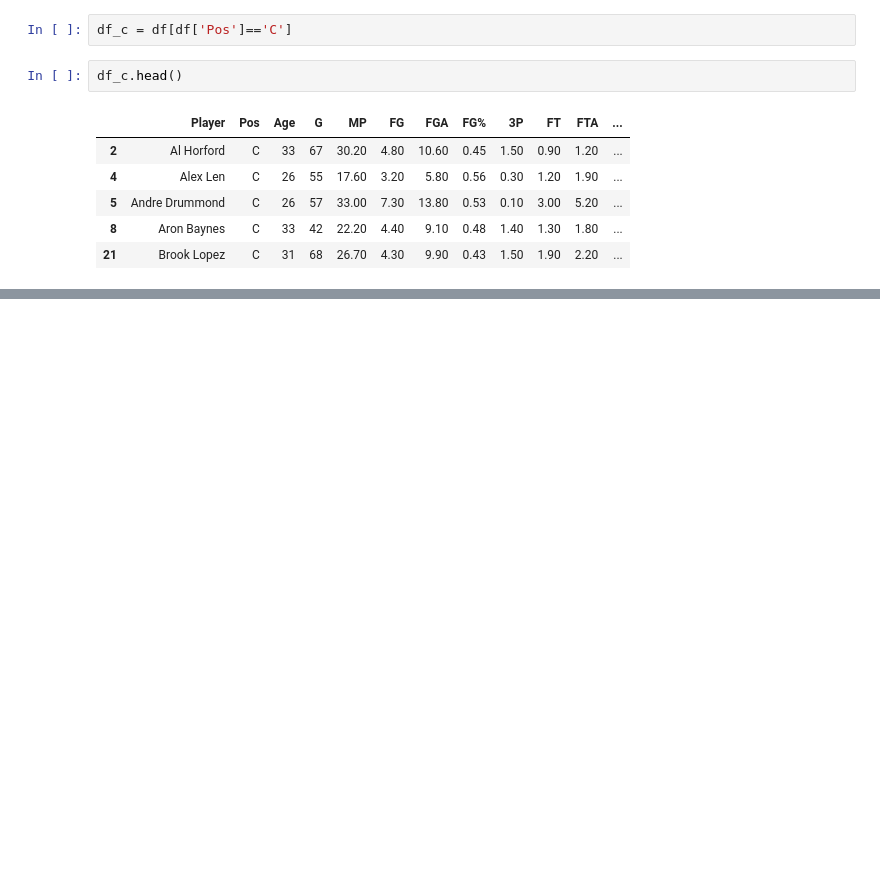
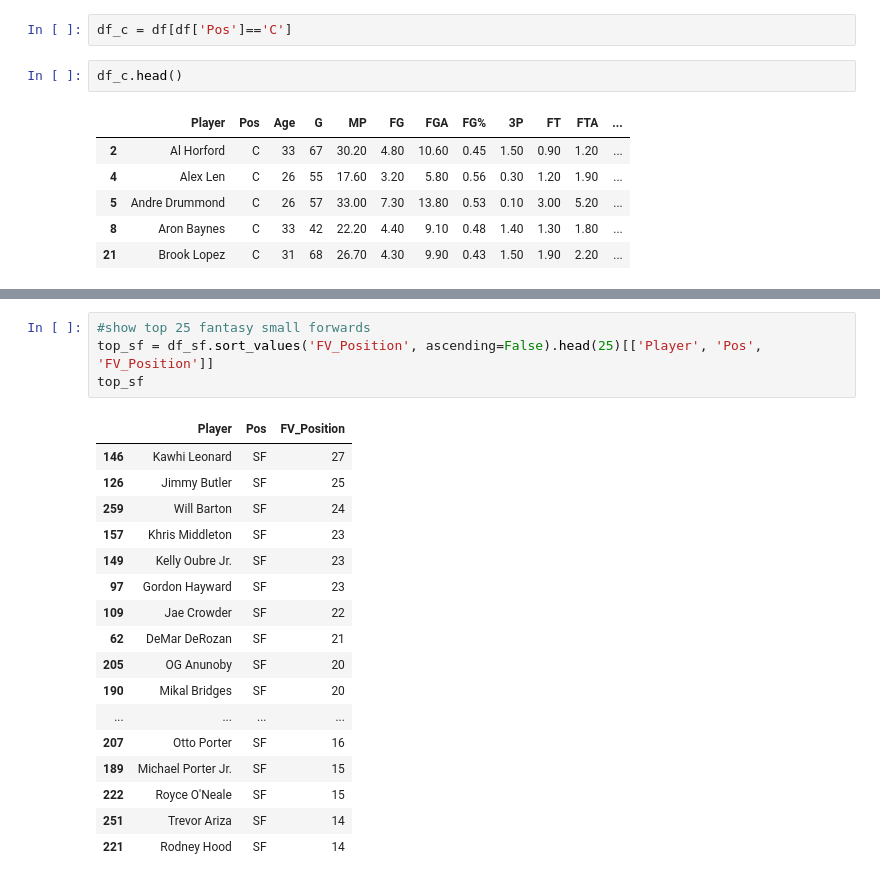
Before and after one commit to KenHoffman95/Fantasy-Basketball-Preseason-Analysis-2020, a Jupyter notebook: Data Cleaning, Feature Engineering and EDA Pt. 2.ipynb, the cells around one changed output, grey strips where cells are left out. Cells and saved outputs as stored; diff of their text form; blank space fills up the shorter version.

```diff
--- a/Data Cleaning, Feature Engineering and EDA Pt. 2.ipynb
+++ b/Data Cleaning, Feature Engineering and EDA Pt. 2.ipynb
@@ -1074,0 +1123,22 @@ top_centers
+# %%
+#show top 25 fantasy small forwards
+top_sf = df_sf.sort_values('FV_Position', ascending=False).head(25)[['Player', 'Pos', 'FV_Position']]
+top_sf
+# %% [output]
+|  | Player | Pos | FV_Position |
+| 146 | Kawhi Leonard | SF | 27 |
+| 126 | Jimmy Butler | SF | 25 |
+| 259 | Will Barton | SF | 24 |
+| 157 | Khris Middleton | SF | 23 |
+| 149 | Kelly Oubre Jr. | SF | 23 |
+| 97 | Gordon Hayward | SF | 23 |
+| 109 | Jae Crowder | SF | 22 |
+| 62 | DeMar DeRozan | SF | 21 |
+| 205 | OG Anunoby | SF | 20 |
+| 190 | Mikal Bridges | SF | 20 |
+| ... | ... | ... | ... |
+| 207 | Otto Porter | SF | 16 |
+| 189 | Michael Porter Jr. | SF | 15 |
+| 222 | Royce O'Neale | SF | 15 |
+| 251 | Trevor Ariza | SF | 14 |
+| 221 | Rodney Hood | SF | 14 |
```
Also changed, not shown: parts of 8 cells of this notebook.
